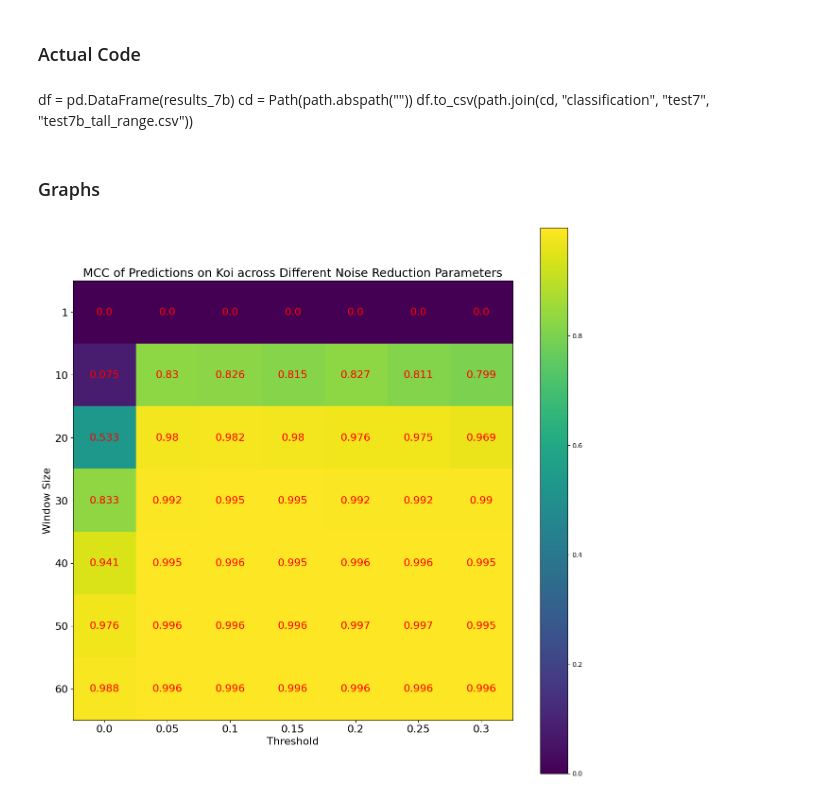
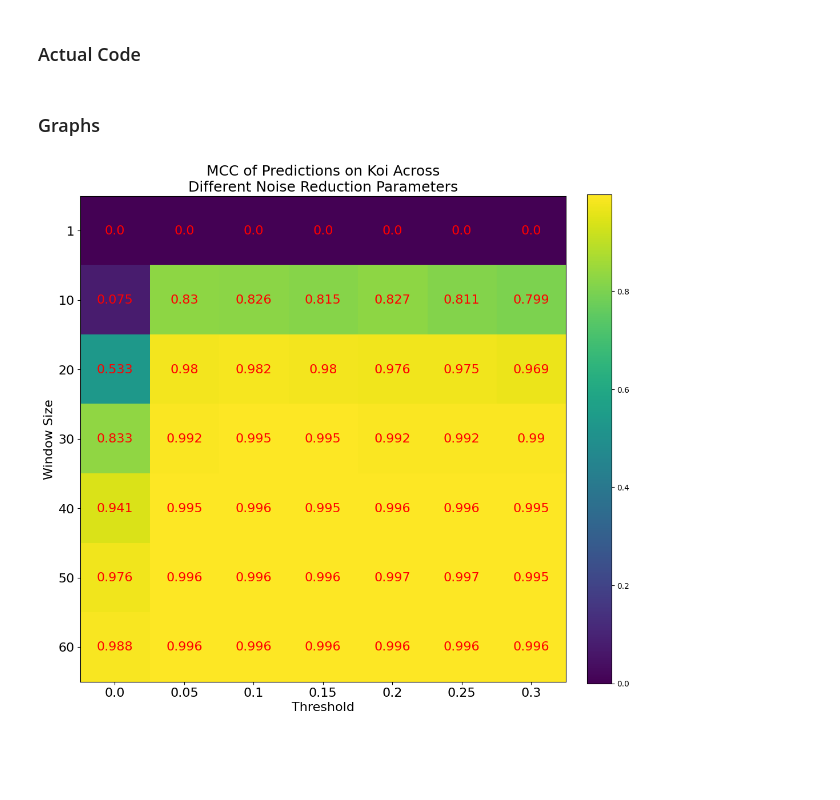
Before and after one commit to russell-ykh/monke, a Jupyter notebook: c7assify.ipynb, the cells around one changed output. Drawn from its saved outputs; the diff is of its cells as text; code cells hidden in the pictures; blank space fills up the shorter version.

```diff
--- a/c7assify.ipynb
+++ b/c7assify.ipynb
@@ -383,37 +281,39 @@ for ws in window_sizes:
         testing_labels_merged = np.concatenate([testing_labels[name] for name in testing_labels])
 
         results_7b[(ws, t)] = test_classify(clf, testing_data_merged, testing_labels_merged)
-# %% [markdown]
-df = pd.DataFrame(results_7b)
-cd = Path(path.abspath(""))
-df.to_csv(path.join(cd, "classification", "test7", "test7b_tall_range.csv"))
+# %%
+df = pd.DataFrame(results_7b)
+cd = Path(path.abspath(""))
+df.to_csv(path.join(cd, "classification", "test7", "test7b_full_range.csv"))
 # %% [markdown]
 ### Graphs
 # %%
 visualise_7b = []
 
 for ws in window_sizes:
     row = []
     for t in thresholds:
         row.append(results_7b[(ws, t)]["mcc"])
     visualise_7b.append(row)
 
 plt.imshow(visualise_7b, cmap='viridis', interpolation='nearest')
 
 for i in range(len(visualise_7b)):
     for j in range(len(visualise_7b[i])):
         plt.text(j, i, round(visualise_7b[i][j], 3), ha='center', va='center', color="red", size=16)
 
 plt.xlabel("Threshold", size=16)
 plt.ylabel("Window Size", size=16)
-plt.title("MCC of Predictions on Koi across Different Noise Reduction Parameters", size=18)
+plt.title("MCC of Predictions on Koi Across\nDifferent Noise Reduction Parameters", size=18)
 
 plt.xticks(list(range(len(thresholds))), thresholds, size=16)
 plt.yticks(list(range(len(window_sizes))), window_sizes, size=16)
 
-plt.colorbar()
+plt.colorbar(fraction=0.046, pad=0.04)
 plt.gcf().set_size_inches(12, 12)
 
+plt.savefig(path.join(cd, "classification", "test7", "test7b_full_range.png"))
+
 plt.show()
 # %% [output]
-[figure, old version]
+[figure, new version]
```
Also changed, not shown: parts of 1 cell of this notebook, 5 other files.
